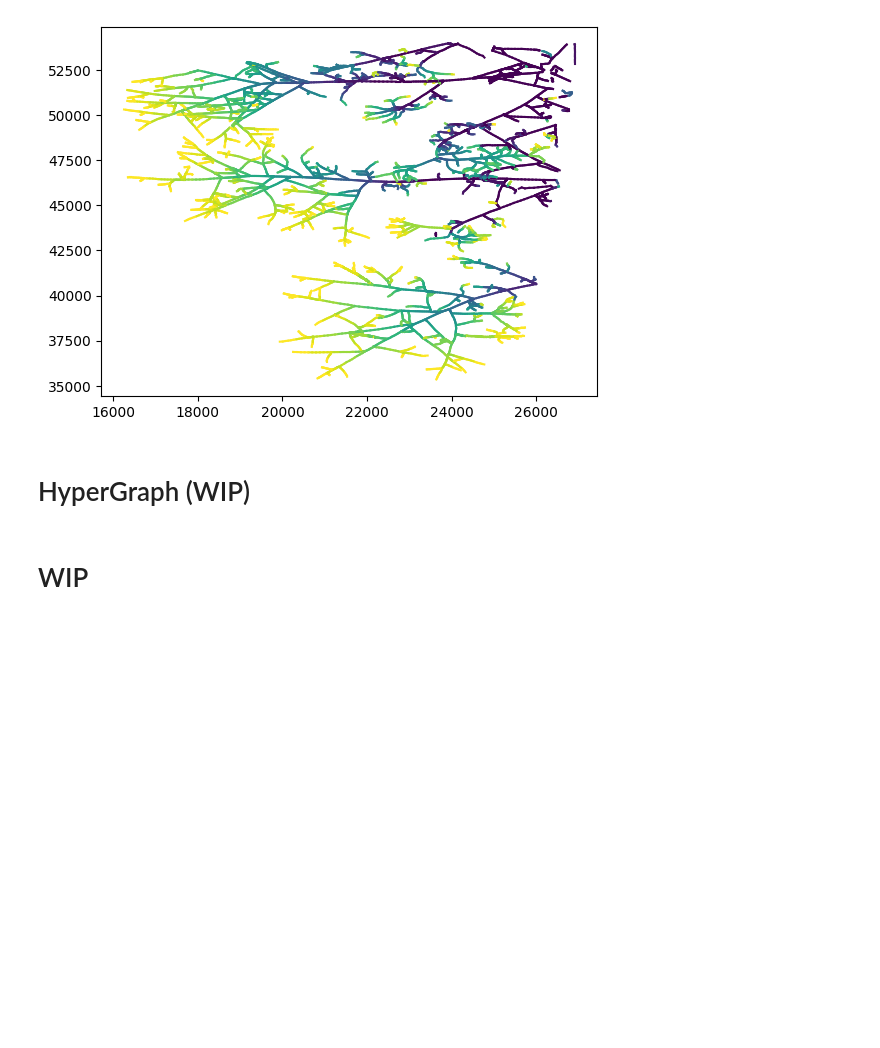
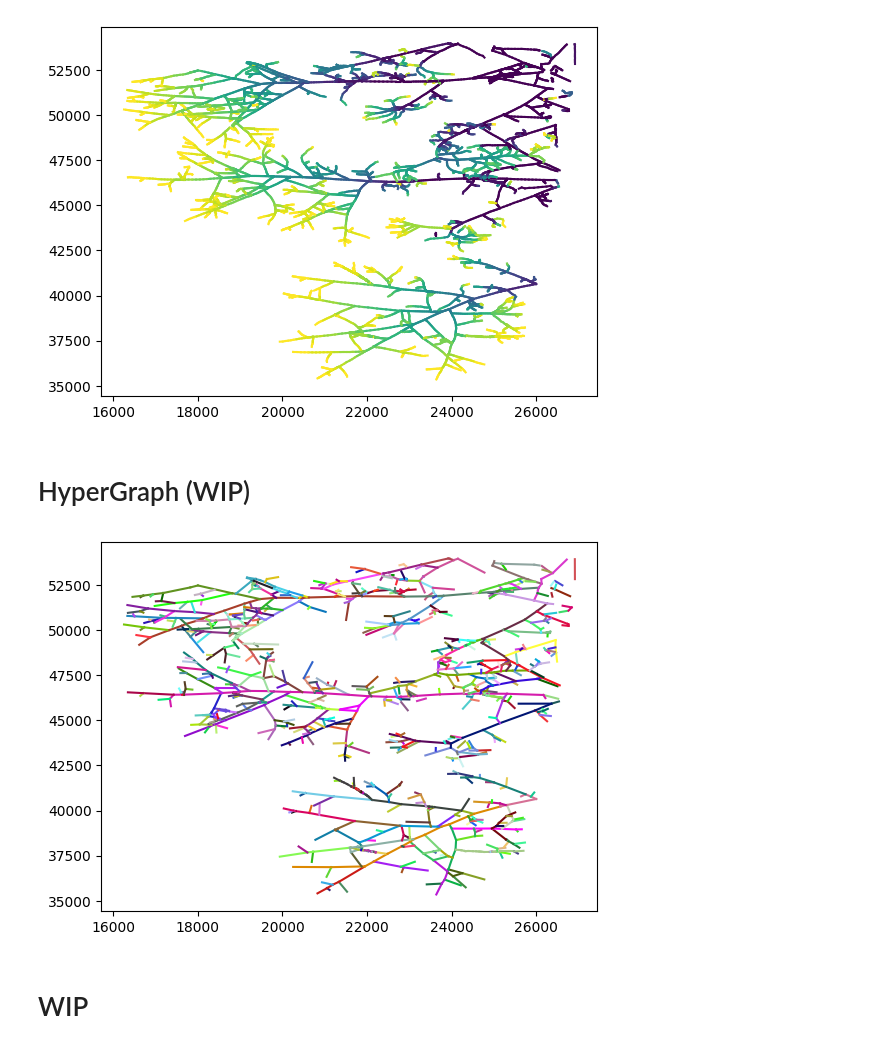
Before and after one commit to amin942001/STHype, a Jupyter notebook: examples/amftrack.ipynb, the cells around one changed output. Cells and saved outputs as stored; diff of their text form; code cells hidden in the pictures; blank space fills up the shorter version.

Commit message:
hyperedge

```diff
--- a/examples/amftrack.ipynb
+++ b/examples/amftrack.ipynb
@@ -146,3 +144,22 @@ h = HyperGraph(spatial_temporal_graph)
+# %%
+import random
+
+H = spatial_temporal_graph.get_hyperedges()
+
+def random_color():
+    return tuple(random.random() for _ in range(3))
+
+colors = {}
+for _, value in H.items():
+    colors[value] = random_color()
+
+for (node1, node2), value in H.items():
+    pos1, pos2 = spatial_temporal_graph.positions[node1], spatial_temporal_graph.positions[node2]
+    x1, y1 = pos1.x, pos1.y
+    x2, y2 = pos2.x, pos2.y
+    plt.plot([x1, x2], [y1, y2], color=colors[value])
+# %% [output]
+[figure, added]
 # %% [markdown]
 # WIP
 # %% [markdown]
```
Also changed, not shown: parts of 2 cells of this notebook, 3 other files.
